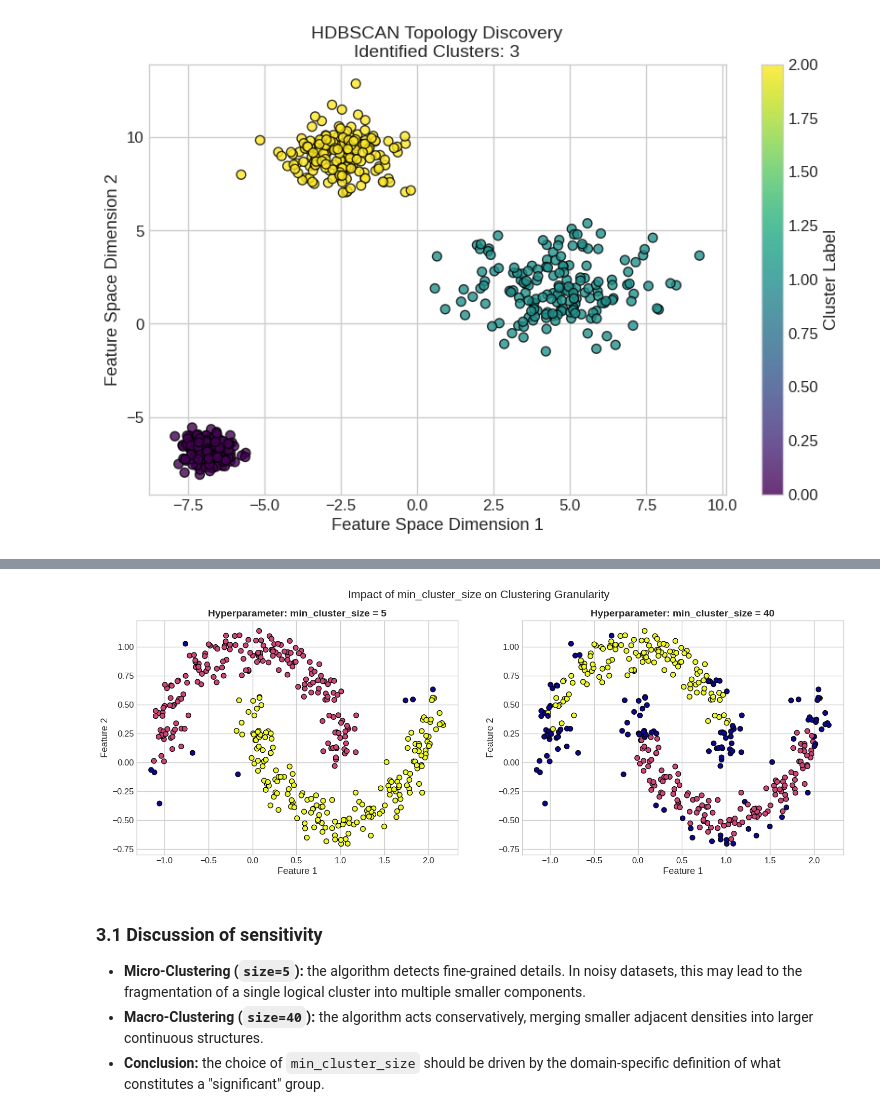
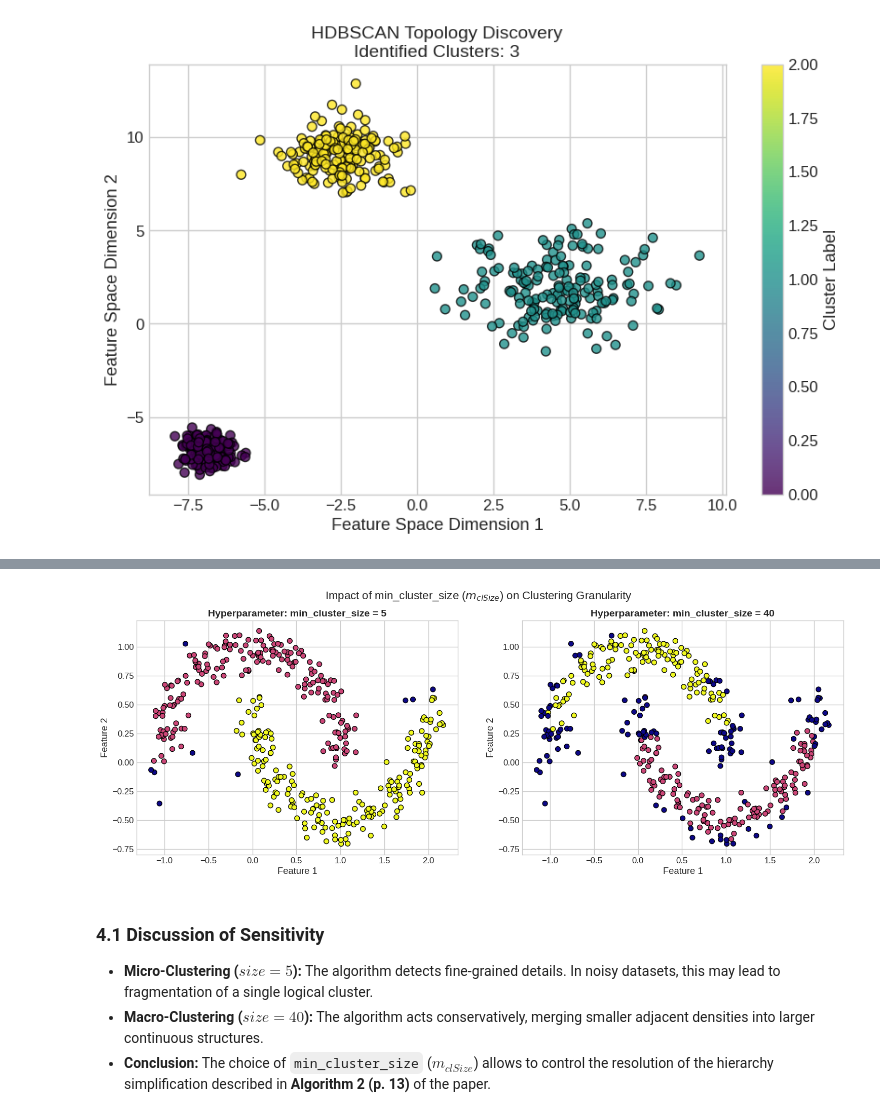
Before and after one commit to ElisaTom/HDBSCAN-vs-DBSCAN-Project, a Jupyter notebook: HDBSCAN_project.ipynb, the cells around one changed output, grey strips where cells are left out. Saved outputs shown, nothing was run; the diff lists cells and outputs as text; code cells hidden in the pictures.

```diff
--- a/HDBSCAN_project.ipynb
+++ b/HDBSCAN_project.ipynb
@@ -89,30 +109,30 @@ We analyze this behavior using the "Moons" dataset, a classic non-convex manifol
 # %%
-# --- Data Preparation: Non-Convex Manifold ---
 X_moon, _ = make_moons(n_samples=400, noise=0.1, random_state=42)
 
 # Defining hyperparameter values to test Granularity
 param_grid = [5, 40]
 
 fig, axes = plt.subplots(1, 2, figsize=(18, 6))
 
 for i, size in enumerate(param_grid):
     # Model instantiation with varying minimum cluster size
+    # We keep min_samples constant implicitly (defaults to size) to see the effect on granularity
     model = hdbscan.HDBSCAN(min_cluster_size=size)
     labels = model.fit_predict(X_moon)
 
     # Visualization
     axes[i].scatter(X_moon[:, 0], X_moon[:, 1], c=labels, cmap='plasma', s=50, edgecolor='k')
     axes[i].set_title(f"Hyperparameter: min_cluster_size = {size}", fontsize=14, fontweight='bold')
     axes[i].set_xlabel("Feature 1")
     axes[i].set_ylabel("Feature 2")
 
-plt.suptitle("Impact of min_cluster_size on Clustering Granularity", fontsize=16)
+plt.suptitle("Impact of min_cluster_size ($m_{clSize}$) on Clustering Granularity", fontsize=16)
 plt.show()
 # %% [output]
-[figure, old version]
+[figure, new version]
 # %% [markdown]
-### 3.1 Discussion of sensitivity
-* **Micro-Clustering (`size=5`):** the algorithm detects fine-grained details. In noisy datasets, this may lead to the fragmentation of a single logical cluster into multiple smaller components.
-* **Macro-Clustering (`size=40`):** the algorithm acts conservatively, merging smaller adjacent densities into larger continuous structures.
-* **Conclusion:** the choice of `min_cluster_size` should be driven by the domain-specific definition of what constitutes a "significant" group.
+### **4.1 Discussion of Sensitivity**
+* **Micro-Clustering ($size=5$):** The algorithm detects fine-grained details. In noisy datasets, this may lead to fragmentation of a single logical cluster.
+* **Macro-Clustering ($size=40$):** The algorithm acts conservatively, merging smaller adjacent densities into larger continuous structures.
+* **Conclusion:** The choice of `min_cluster_size` ($m_{clSize}$) allows to control the resolution of the hierarchy simplification described in **Algorithm 2 (p. 13)** of the paper.
 # %% [markdown]
```
Also changed, not shown: parts of 20 cells of this notebook.
